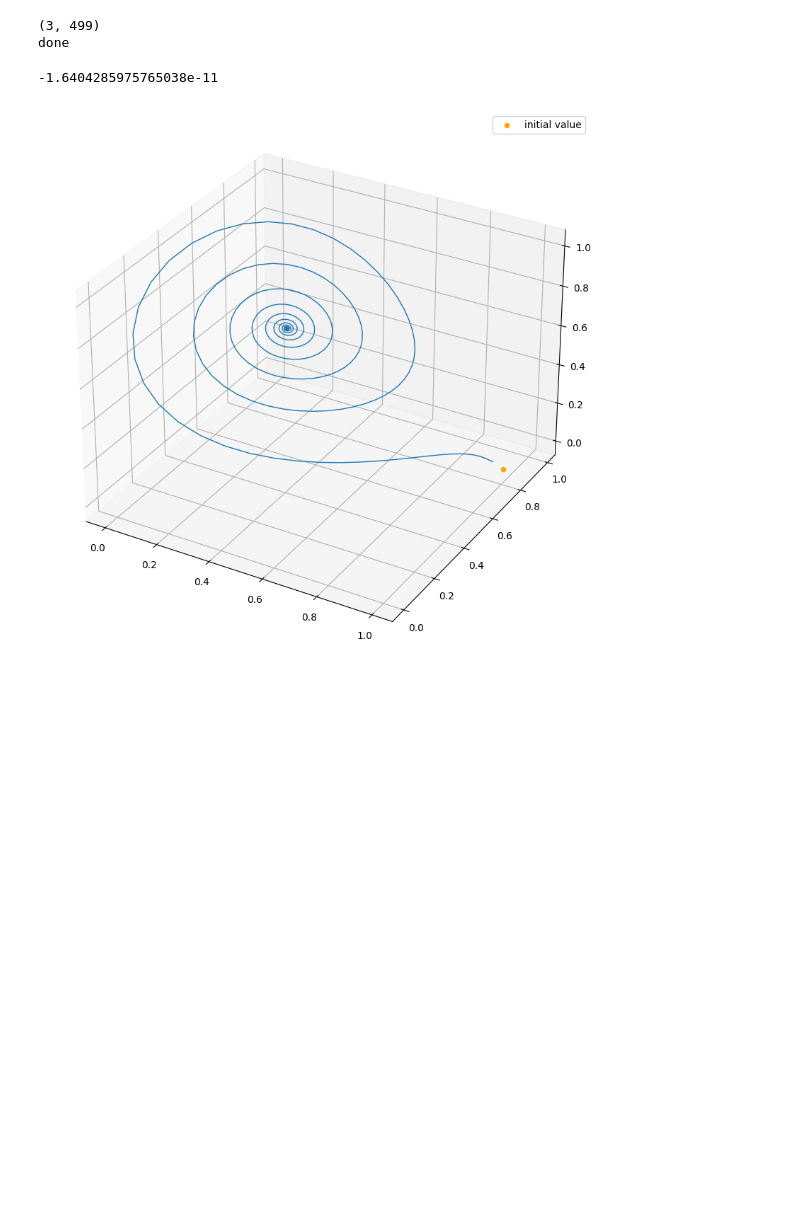
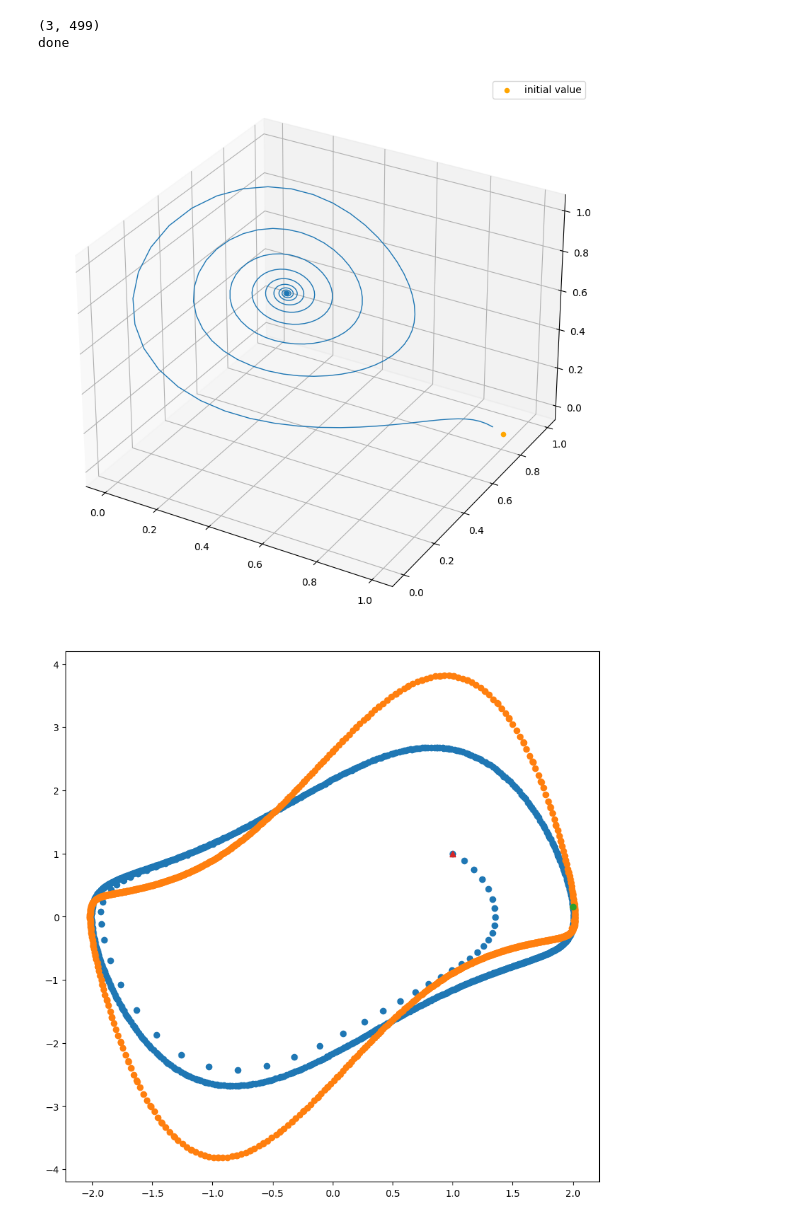
Before and after one commit to skyamat0/research, a Jupyter notebook: test.ipynb, the cells around one changed output. Saved outputs shown, nothing was run; the diff lists cells and outputs as text; code cells hidden in the pictures; blank space fills up the shorter version.

```diff
--- a/test.ipynb
+++ b/test.ipynb
@@ -58,7 +58,7 @@ class kEDMD:
 
         #次の座標を予測したいデータ点を入力とする固有関数の値を求める
         if self.kernel == "gaussian":
-            phi_Xx = np.exp(-np.linalg.norm(X - x, axis=0)**2/(2*(self.eps**2))) @ self.eigenvectors
+            phi_Xx = np.exp(-np.linalg.norm(self.X - x.reshape(-1,1), axis=0)**2/(2*(self.eps**2))) @ self.eigenvectors
         elif self.kernel == "polynomial":
             phi_Xx = (self.c + x.T @ self.X)**self.p @ self.eigenvectors
         return phi_Xx
@@ -191,7 +191,7 @@ y_kedmd =  np.real((d_kernel * eigf_x) @ modes_data).T
 error_kedmd = np.linalg.norm(y_kedmd - Y_lorentz, axis=0).mean()
 # %%
 #y_kedmd = np.real((kedmd.eigenvalues * kedmd.eigenfunction) @ kedmd.modes).T
-#y_kedmd = np.array(pred).T
+y_kedmd = np.array(pred).T
 fig = plt.figure(figsize=(10, 10))
 ax = fig.add_subplot(111, projection='3d')
 ax.scatter(initial_value[0], initial_value[1],initial_value[2], color="orange", label="initial value")
@@ -203,5 +203,29 @@ ax.plot(y_kedmd[0], y_kedmd[1], y_kedmd[2], linewidth=1)
 plt.legend(loc="upper right", fontsize=10)
 plt.show()
 # %% [output]
--1.6404285975765038e-11
 [figure]
+# %%
+def van_der_pol(t, x, mu):
+    dx0dt = x[1]
+    dx1dt = mu*(1 - x[0]**2)*x[1] - x[0]
+    return [dx0dt, dx1dt]
+initial_value = [1., 1.]
+time_step1 = (0, 100)
+time_step2 = (100, 200)
+mu_0 = 1
+mu_1 = 2
+T = 100
+X_t = []
+Y_t = []
+solution1 = solve_ivp(van_der_pol, t_span=time_step1, y0=initial_value, args=[mu_0],rtol=1e-8, t_eval=np.arange(0,100,0.1))
+medium_value = solution1.y[:, -1]
+
+solution2 = solve_ivp(van_der_pol, t_span=time_step2, y0=medium_value, args=[mu_1],rtol=1e-8, t_eval=np.arange(100,200,0.1))
+plt.figure(figsize=(10, 10))
+plt.scatter(solution1.y[0], solution1.y[1])
+plt.scatter(solution2.y[0], solution2.y[1])
+plt.scatter(medium_value[0], medium_value[1])
+plt.scatter(initial_value[0], initial_value[1], marker="^")
+plt.show()
+# %% [output]
+[figure, added]
```
Also changed, not shown: parts of 10 cells of this notebook, 6 other files.
